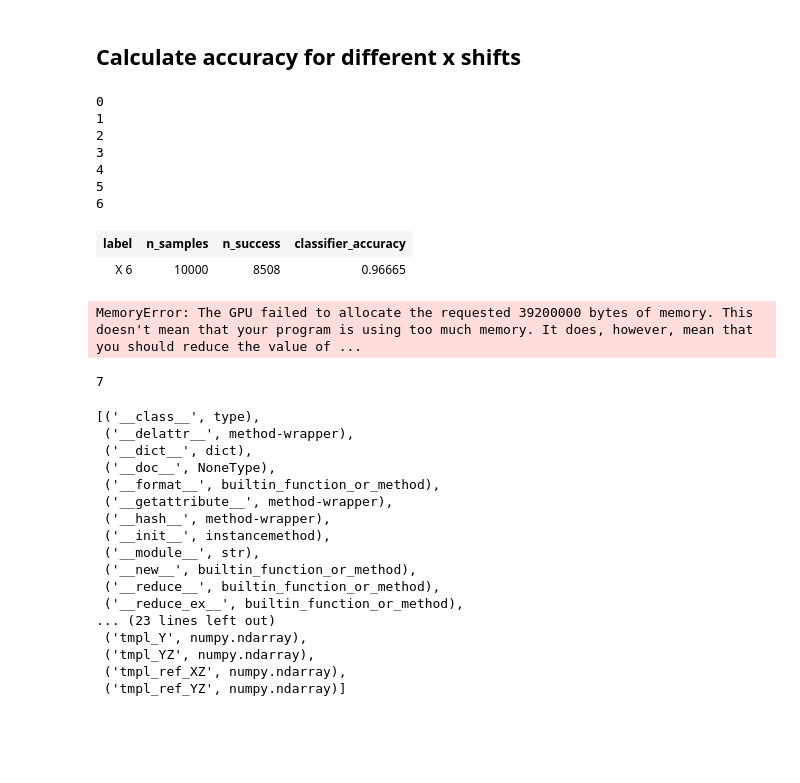
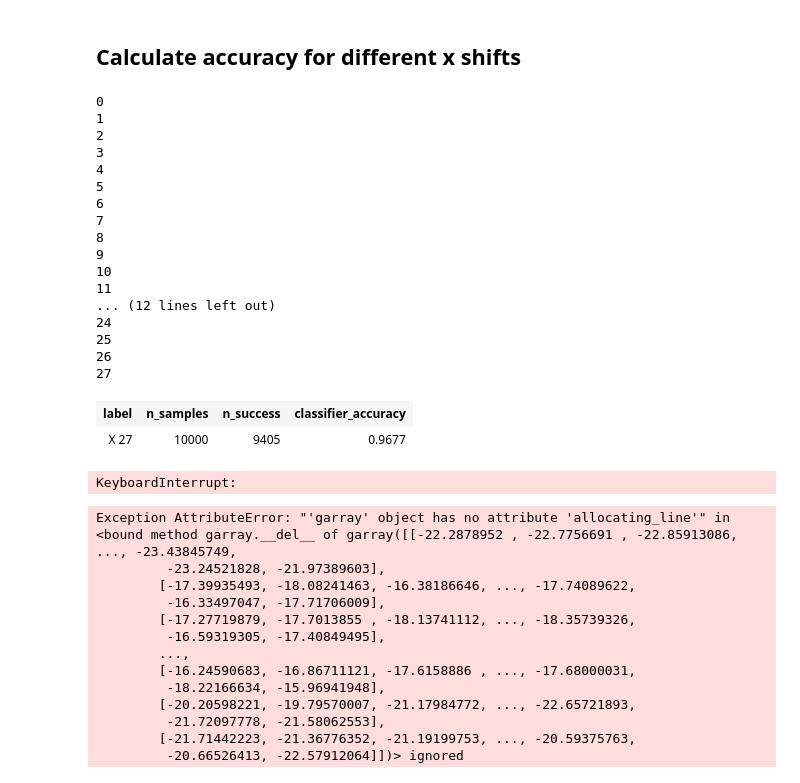
Before and after one commit to surban/ml, a Jupyter notebook: notebooks/orrbm-shift-statistic.ipynb, the cells around one changed output. Saved outputs shown, nothing was run; the diff lists cells and outputs as text; code cells hidden in the pictures; blank space fills up the shorter version.

```diff
--- a/notebooks/orrbm-shift-statistic.ipynb
+++ b/notebooks/orrbm-shift-statistic.ipynb
@@ -18,11 +18,12 @@ import gnumpy as gp
 import numpy as np
 import pylab
 import os
-import pickle
+import pickle, cPickle
 import gzip
 import gc
 
 gp.expensive_check_probability = 0
+gp.track_memory_usage = True
 # %%
 n_vis=784
 n_hid=5000
@@ -145,56 +146,58 @@ for x_shift in range(28):
     sep_XY = common.util.map(O, 1000,
                              lambda o: tuple_to_array(rbm.orrbm.or_infer_with_shift(myrbm, o, x_shift, y_shift,
                                                                                     iters, k, beta=beta)),
                              force_output_type='numpy')
     sep_X = sep_XY[:,:,:,0]
     sep_Y = sep_XY[:,:,:,1]
     del sep_XY
 
     # calculate accuracy
     acc = rbm.accuracy.calc_separation_accuracy("X %d" % x_shift, ref_predict, myrbm,
                                                 X, XZ, ref_XZ,
                                                 Y, YZ, ref_YZ,
                                                 O,
                                                 sep_X, sep_Y)
 
     accs[x_shift] = acc
 
     # cleanup
     del sep_X, sep_Y, X, XZ, ref_XZ, Y, YZ, ref_YZ, O
     gc.collect()
+    gp.free_reuse_cache()
 
-
-with gzip.open("or_x_shift.dat", mode='wb') as f:
-    pickle.dump(accs, f, pickle.HIGHEST_PROTOCOL)
+with open("or_x_shift.dat", mode='wb') as f:
+    cPickle.dump(accs, f, cPickle.HIGHEST_PROTOCOL)
 # %% [output]
 0
 1
 2
 3
 4
 5
 6
+7
+8
+9
+10
+11
+... (12 lines left out)
+24
+25
+26
+27
 | label | n_samples | n_success | classifier_accuracy |
-| X 6 | 10000 | 8508 | 0.96665 |
+| X 27 | 10000 | 9405 | 0.9677 |
-MemoryError: The GPU failed to allocate the requested 39200000 bytes of memory. This doesn't mean that your program is using too much memory. It does, however, mean that you should reduce the value of ...
+KeyboardInterrupt:
-7
+Exception AttributeError: "'garray' object has no attribute 'allocating_line'" in <bound method garray.__del__ of garray([[-22.2878952 , -22.7756691 , -22.85913086, ..., -23.43845749,
+         -23.24521828, -21.97389603],
+        [-17.39935493, -18.08241463, -16.38186646, ..., -17.74089622,
+         -16.33497047, -17.71706009],
+        [-17.27719879, -17.7013855 , -18.13741112, ..., -18.35739326,
+         -16.59319305, -17.40849495],
+        ...,
+        [-16.24590683, -16.86711121, -17.6158886 , ..., -17.68000031,
+         -18.22166634, -15.96941948],
+        [-20.20598221, -19.79570007, -21.17984772, ..., -22.65721893,
+         -21.72097778, -21.58062553],
+        [-21.71442223, -21.36776352, -21.19199753, ..., -20.59375763,
+         -20.66526413, -22.57912064]])> ignored
-# %%
-[(n, type(getattr(acc, n))) for n in dir(acc)]
-# %% [output]
-[('__class__', type),
- ('__delattr__', method-wrapper),
- ('__dict__', dict),
- ('__doc__', NoneType),
- ('__format__', builtin_function_or_method),
- ('__getattribute__', method-wrapper),
- ('__hash__', method-wrapper),
- ('__init__', instancemethod),
- ('__module__', str),
- ('__new__', builtin_function_or_method),
- ('__reduce__', builtin_function_or_method),
- ('__reduce_ex__', builtin_function_or_method),
-... (23 lines left out)
- ('tmpl_Y', numpy.ndarray),
- ('tmpl_YZ', numpy.ndarray),
- ('tmpl_ref_XZ', numpy.ndarray),
- ('tmpl_ref_YZ', numpy.ndarray)]
```
Also changed, not shown: parts of 2 cells of this notebook, 3 other files.
